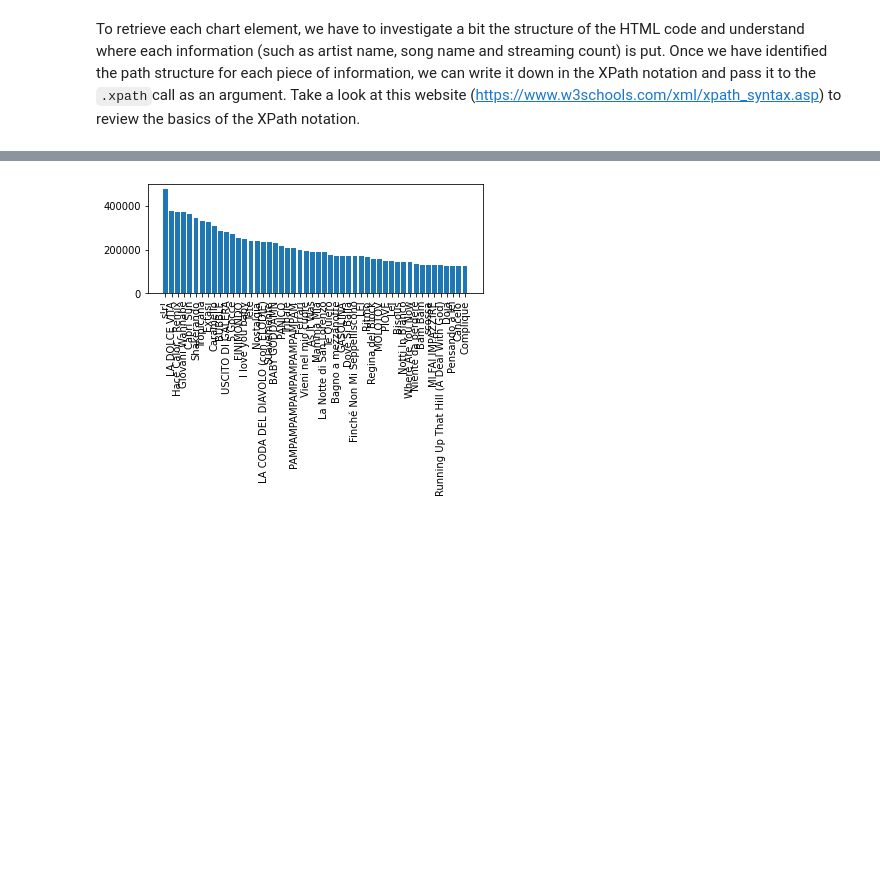
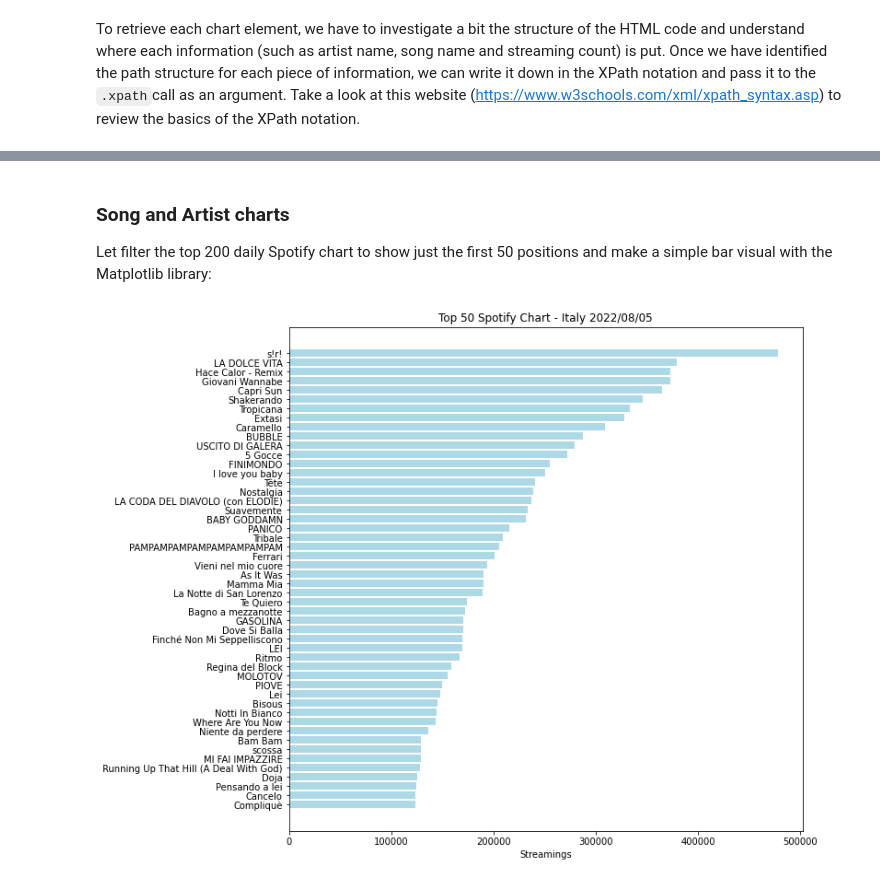
Before and after one commit to mirko-leccese/Scraping-Spotify-Chart-with-Python, a Jupyter notebook: scrapy-spoty.ipynb, the cells around one changed output, grey strips where cells are left out. Drawn from its saved outputs; the diff is of its cells as text; code cells hidden in the pictures; blank space fills up the shorter version.

```diff
--- a/scrapy-spoty.ipynb
+++ b/scrapy-spoty.ipynb
@@ -67,9 +95,19 @@ top50 = all_charts.sort_values('Streams', ascending=False).head(50)
-# %%
-fig, ax = plt.subplots()
-spacing = 0.5
-fig.subplots_adjust(bottom=spacing)
-plt.bar(x=top50["Song"], height=top50["Streams"])
-plt.xticks(rotation=90)
-plt.show()
-# %% [output]
-[figure, removed]
+# %% [markdown]
+### Song and Artist charts ###
+
+Let filter the top 200 daily Spotify chart to show just the first 50 positions and make a simple bar visual with the Matplotlib library:
+# %%
+# Filtering just the top 20:
+top50 = chart_df.sort_values('Streams', ascending=False).head(50)
+
+fig = plt.figure(figsize=(10,20))
+ax = fig.add_subplot(111)
+spacing = 0.5
+fig.subplots_adjust(bottom=spacing)
+plt.barh(y=top50["Song"], width=top50["Streams"], color="lightblue")
+ax.invert_yaxis()
+ax.set_xlabel('Streamings')
+ax.set_title(f"Top 50 Spotify Chart - Italy {date[0]}")
+plt.show()
+# %% [output]
+[figure, added]
```
Also changed, not shown: parts of 5 cells of this notebook.
